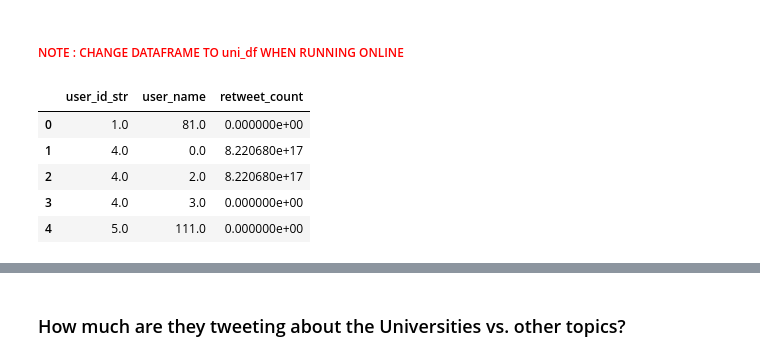
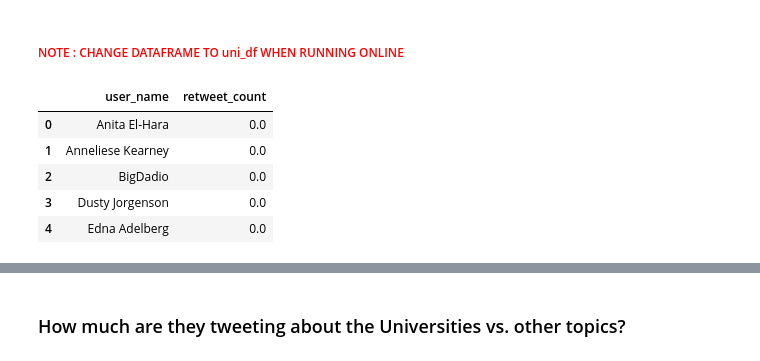
Before and after one commit to DoinGodsWork37/BigDataEngg, a Jupyter notebook: final_project/EDA.ipynb, the cells around one changed output, grey strips where cells are left out. Saved outputs shown, nothing was run; the diff lists cells and outputs as text; code cells hidden in the pictures.

```diff
--- a/final_project/EDA.ipynb
+++ b/final_project/EDA.ipynb
@@ -63,6 +63,9 @@ def le(row):
         return literal_eval(row)
 
 tweets_df['hashtags_cleaned']=tweets_df['hashtags_cleaned'].apply(le)
+# %%
+tweets_df["text"].fillna(value="", inplace=True)
+tweets_df["text_len"] = tweets_df["text"].apply(len)
 # %% [markdown]
 # Q1 - Identify tweets related to UChicago and 3-4 universities of your choice
 # %%
@@ -232,14 +235,18 @@ plot_bar(data=user_subset, x="user_name", y="id_str", ax=ax)
 # %% [markdown]
 ###### <font color=red> NOTE : CHANGE DATAFRAME TO uni_df WHEN RUNNING ONLINE </font>
 # %%
-user_rt_grp = tweets_df[["user_name", "user_id_str", "retweet_count"]].groupby(by=["user_id_str", "user_name"], as_index=False).sum()
+user_rt_grp = tweets_df[["user_name", "retweet_count"]].groupby(by=["user_name"], as_index=False).sum()
 user_rt_grp.reset_index(drop=True, inplace=True)
-user_rt_grp.head()
+display(user_rt_grp.head())
+
+# user_rt_subset = user_rt_grp[user_rt_grp["retweet_count"] > 10]
+# user_rt_subset.reset_index(drop=True, inplace=True)
+# display(user_rt_grp[user_rt_grp["retweet_count"] > 10])
 # %% [output]
-|  | user_id_str | user_name | retweet_count |
-| 0 | 1.0 | 81.0 | 0.000000e+00 |
-| 1 | 4.0 | 0.0 | 8.220680e+17 |
-| 2 | 4.0 | 2.0 | 8.220680e+17 |
-| 3 | 4.0 | 3.0 | 0.000000e+00 |
-| 4 | 5.0 | 111.0 | 0.000000e+00 |
+|  | user_name | retweet_count |
+| 0 | Anita El-Hara | 0.0 |
+| 1 | Anneliese Kearney | 0.0 |
+| 2 | BigDadio | 0.0 |
+| 3 | Dusty Jorgenson | 0.0 |
+| 4 | Edna Adelberg | 0.0 |
 # %%
```
Also changed, not shown: parts of 8 cells of this notebook.
